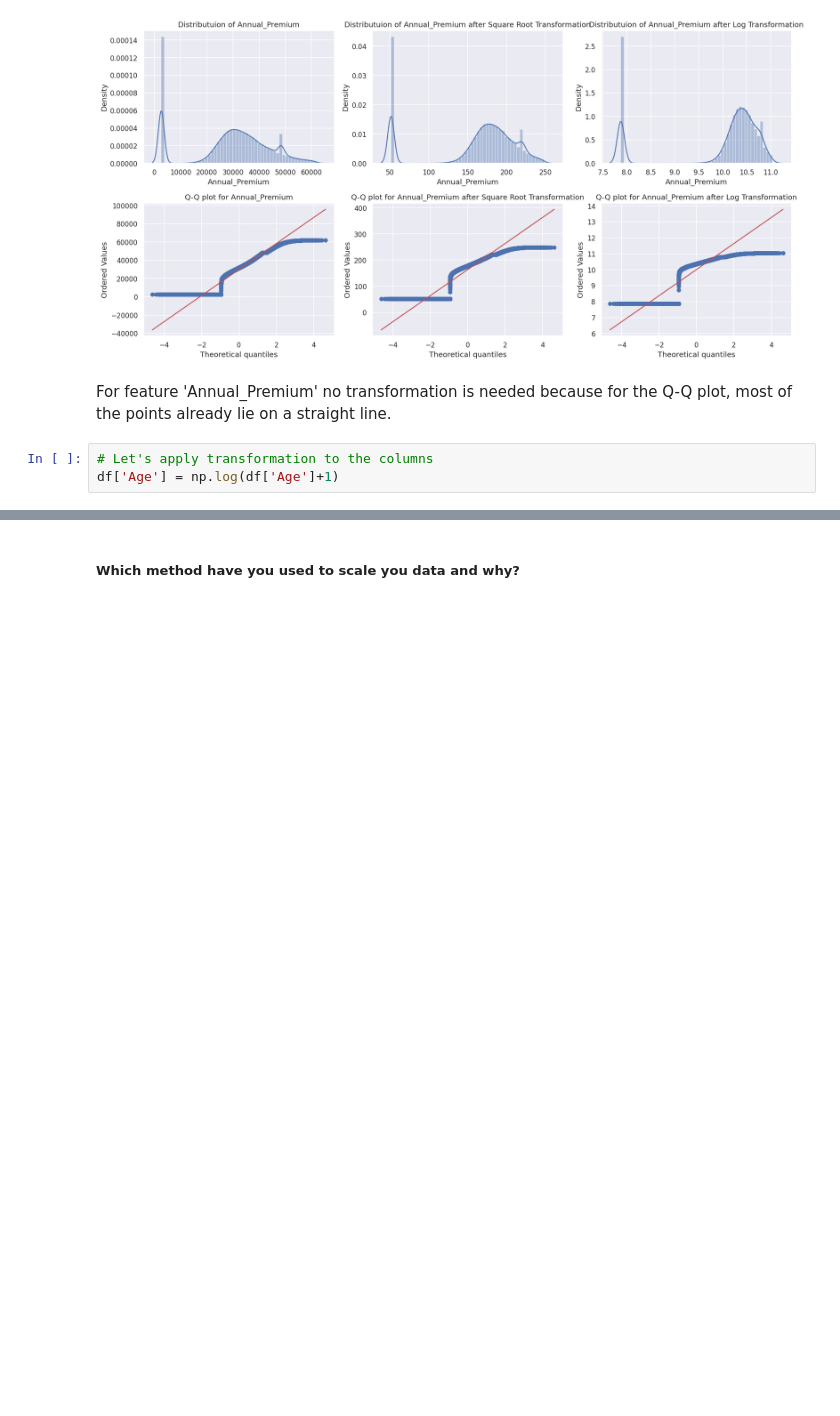
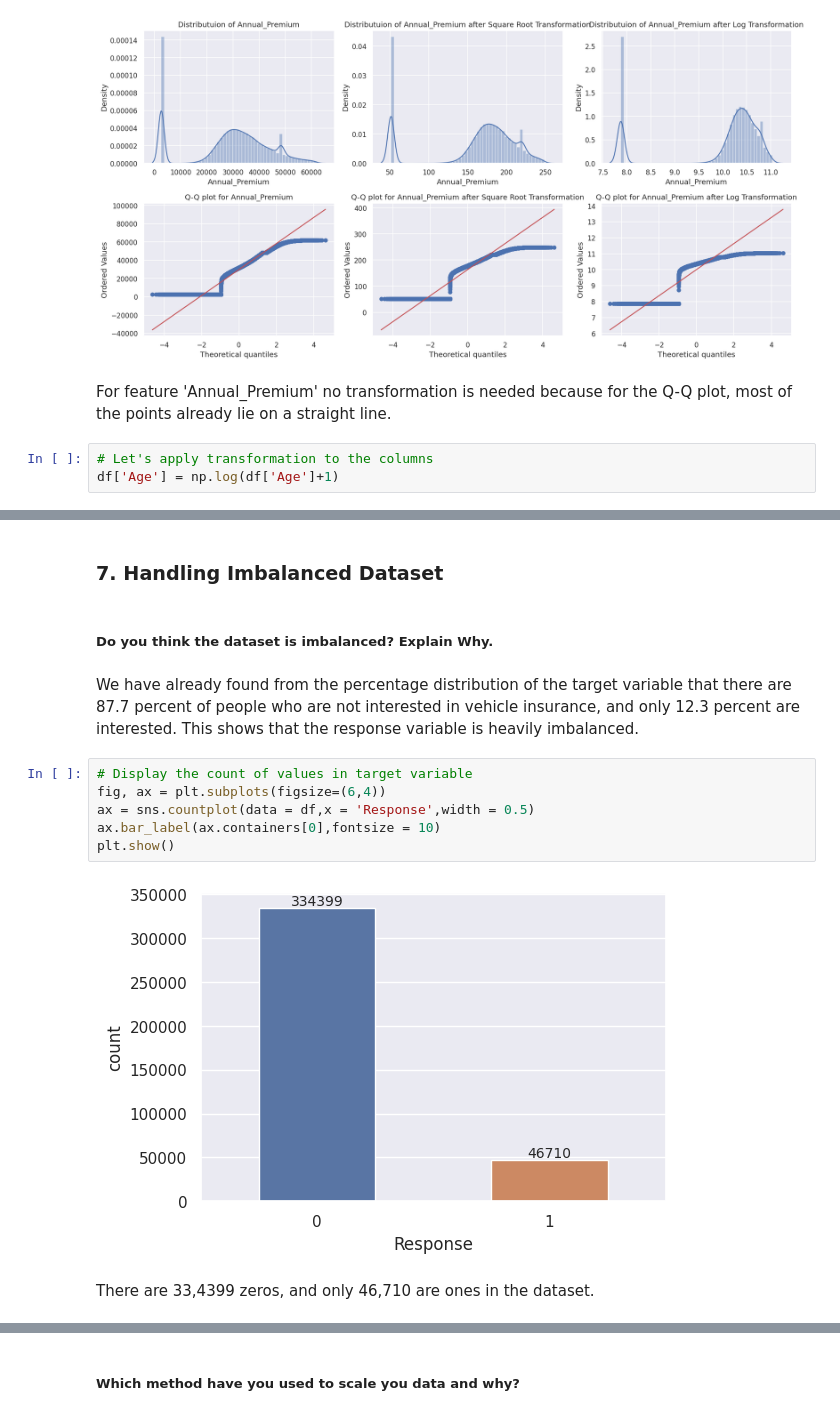
Before and after one commit to abhijain1216/Health-Insurance-Cross-Sell-Prediction-Classification-Project, a Jupyter notebook: Health_Insurance_Cross_Sell_Prediction_Classification_Project.ipynb, the cells around one changed output, grey strips where cells are left out. Drawn from its saved outputs; the diff is of its cells as text; blank space fills up the shorter version.

Commit message:
Feature Engineering & Data Pre-processing Completed

```diff
--- a/Health_Insurance_Cross_Sell_Prediction_Classification_Project.ipynb
+++ b/Health_Insurance_Cross_Sell_Prediction_Classification_Project.ipynb
@@ -1267,0 +1321,16 @@ df['Age'] = np.log(df['Age']+1)
+# %% [markdown]
+### 7. Handling Imbalanced Dataset
+# %% [markdown]
+##### Do you think the dataset is imbalanced? Explain Why.
+# %% [markdown]
+We have already found from the percentage distribution of the target variable that there are 87.7 percent of people who are not interested in vehicle insurance, and only 12.3 percent are interested. This shows that the response variable is heavily imbalanced.
+# %%
+# Display the count of values in target variable
+fig, ax = plt.subplots(figsize=(6,4))
+ax = sns.countplot(data = df,x = 'Response',width = 0.5)
+ax.bar_label(ax.containers[0],fontsize = 10)
+plt.show()
+# %% [output]
+[figure, added]
+# %% [markdown]
+There are 33,4399 zeros, and only 46,710 are ones in the dataset.
```
Also changed, not shown: parts of 39 cells of this notebook.
